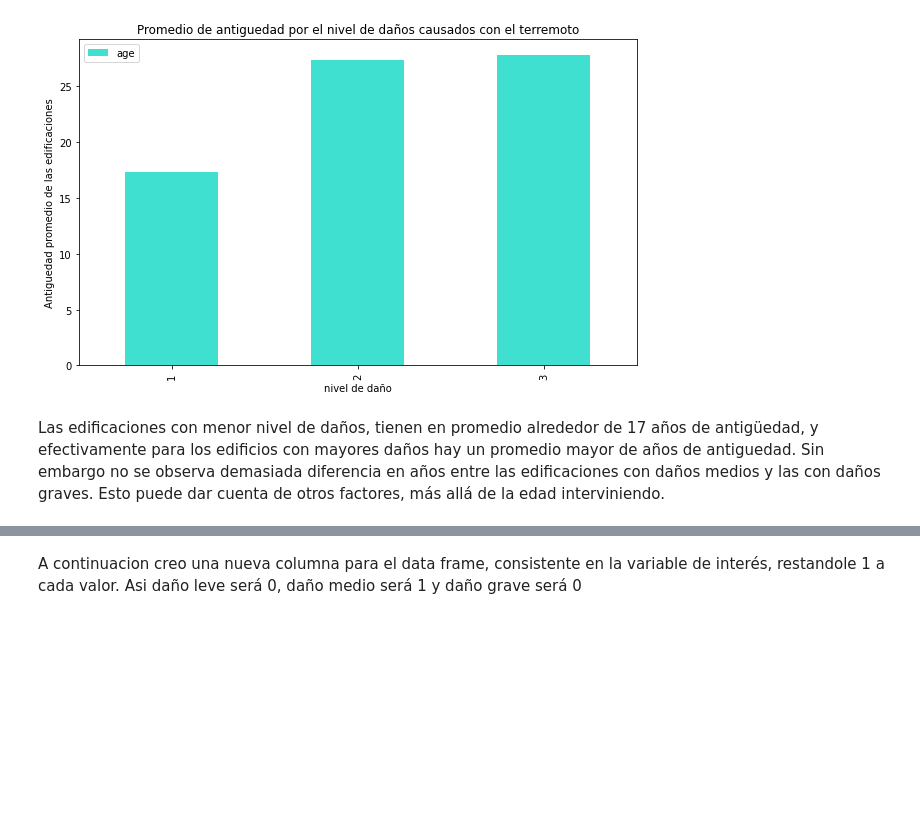
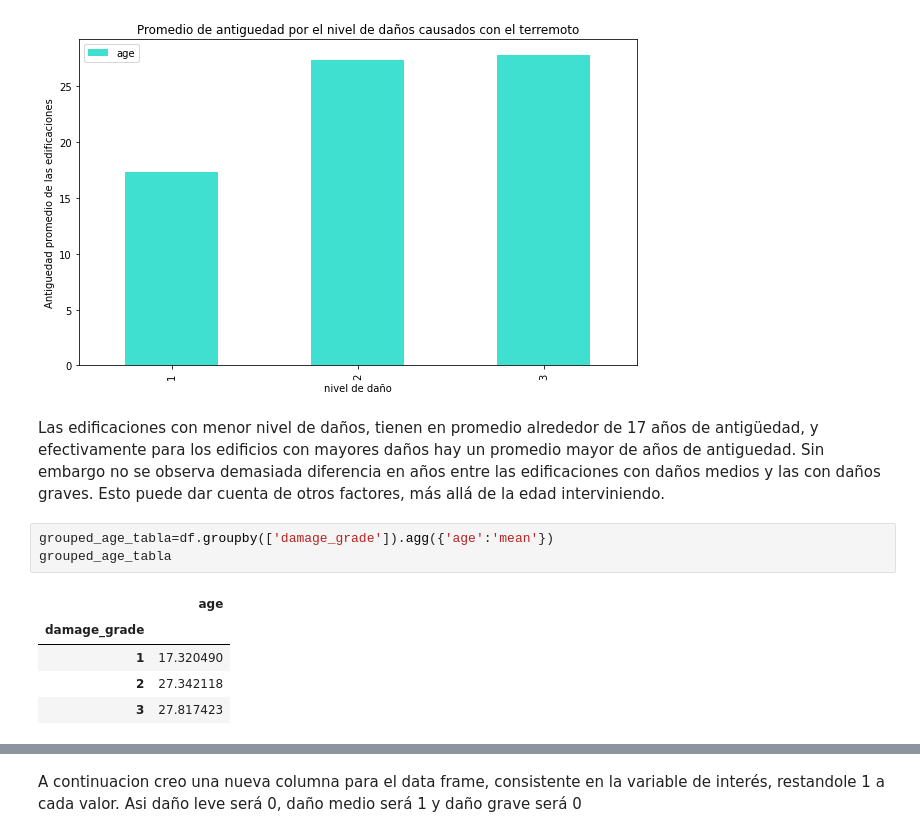
Before and after one commit to Noenf/Datos-1C2021, a Jupyter notebook: TP1/experimentacion_esmi.ipynb, the cells around one changed output, grey strips where cells are left out. Drawn from its saved outputs; the diff is of its cells as text; blank space fills up the shorter version.

```diff
--- a/TP1/experimentacion_esmi.ipynb
+++ b/TP1/experimentacion_esmi.ipynb
@@ -146,3 +179,12 @@ Text(0.5, 0, 'nivel de daño')
 [figure]
 # %% [markdown]
 Las edificaciones con menor nivel de daños, tienen en promedio alrededor de 17 años de antigüedad, y efectivamente para los edificios con mayores daños hay un promedio mayor de años de antiguedad. Sin embargo no se observa demasiada diferencia en años entre las edificaciones con daños medios y las con daños graves. Esto puede dar cuenta de otros factores, más allá de la edad interviniendo.
+# %%
+grouped_age_tabla=df.groupby(['damage_grade']).agg({'age':'mean'})
+grouped_age_tabla
+# %% [output]
+|  | age |
+| damage_grade |  |
+| 1 | 17.320490 |
+| 2 | 27.342118 |
+| 3 | 27.817423 |
```
Also changed, not shown: parts of 12 cells of this notebook, 1 other file.
